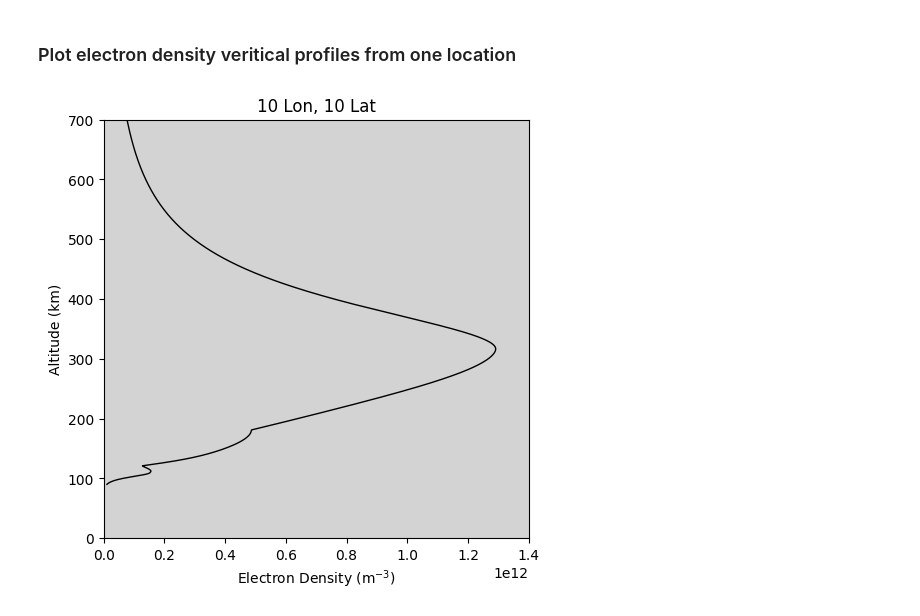
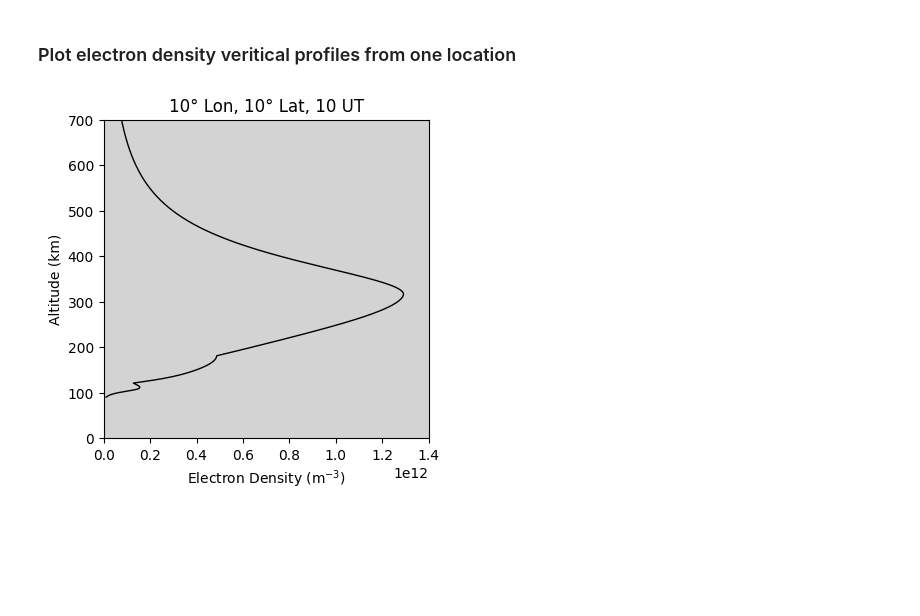
Before and after one commit to victoriyaforsythe/PyIRI, a Jupyter notebook: docs/tutorials/Daily_parameters.ipynb, the cells around one changed output. Cells and saved outputs as stored; diff of their text form; code cells hidden in the pictures; blank space fills up the shorter version.

```diff
--- a/docs/tutorials/Daily_parameters.ipynb
+++ b/docs/tutorials/Daily_parameters.ipynb
@@ -350,25 +350,25 @@ plt.savefig(plot_dir + 'PyIRI_sh_vTEC.png', format='pdf', bbox_inches='tight')
 # %%
 # Select location to plot EDP
 lon_plot = 10
 lat_plot = 10
 
 
-fig, ax = plt.subplots(1, 1, sharex=True, sharey=True, figsize=(5, 5),
+fig, ax = plt.subplots(1, 1, sharex=True, sharey=True, figsize=(4, 4),
                            constrained_layout=True)
 ax.set_xlabel('Electron Density (m$^{-3}$)')
 ax.set_ylabel('Altitude (km)')
 ax.set_facecolor("lightgrey")
 plt.xlim([0, 1.4e12])
 plt.ylim([0, 700])
 ind_grid = np.where((alon == lon_plot) & (alat == lat_plot))
 ind_time = np.where(aUT == UT_plot)
 ind_vert = np.where(aalt >= 0)
 ind = ind_time, ind_vert, ind_grid
 x = np.reshape(EDP[ind], aalt.shape)
 ax.plot(x, aalt, c='black', linewidth=1)
-plt.title(str(lon_plot) + ' Lon, ' + str(lat_plot) + ' Lat')
+plt.title(str(lon_plot) + '° Lon, ' + str(lat_plot) + '° Lat, ' + str(UT_plot) + ' UT')
 # Save figure
 plot_dir = '../figures/'
 plt.savefig(plot_dir + 'PyIRI_sh_EDP.png', format='pdf', bbox_inches='tight')
 # %% [output]
-[figure, old version]
+[figure, new version]
```
Also changed, not shown: parts of 3 cells of this notebook, 30 other files.
